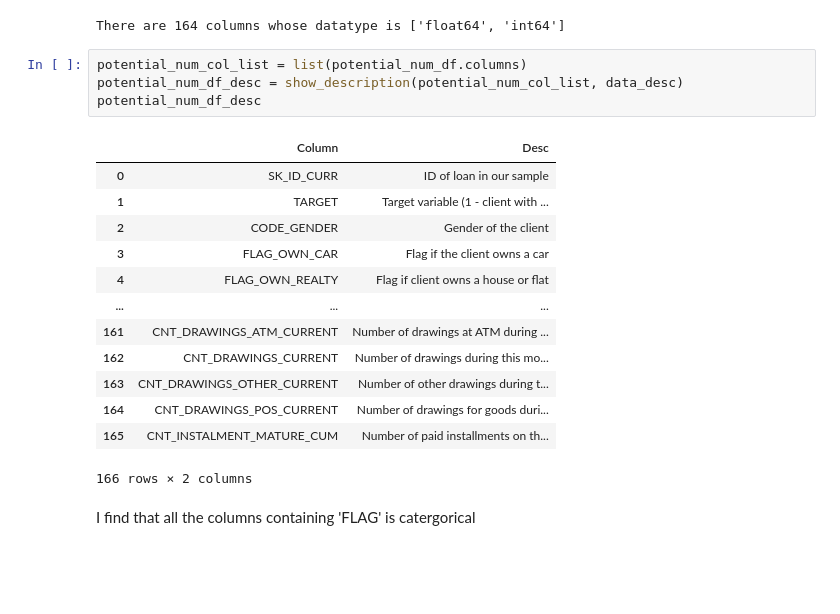
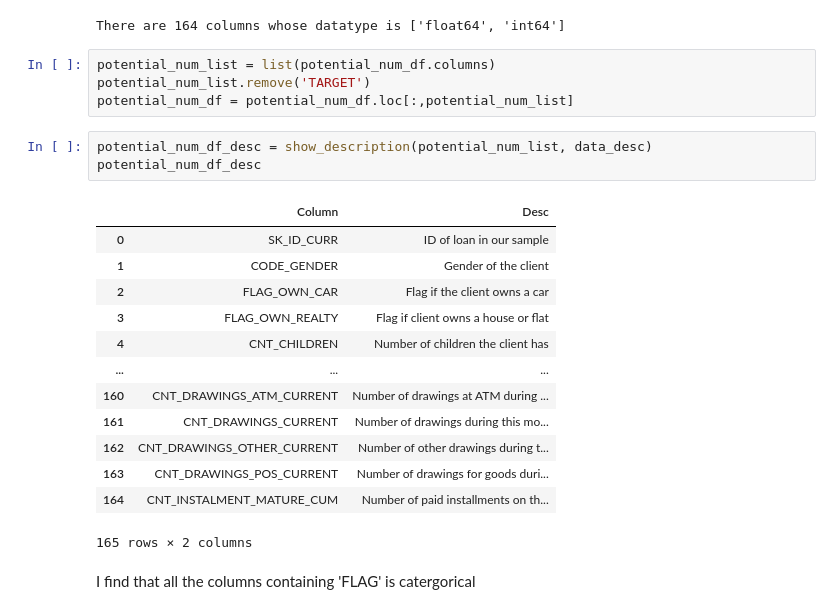
Before and after one commit to WideSu/CreditRiskDetection, a Jupyter notebook: 1.FeatureEngineering.ipynb, the cells around one changed output. Cells and saved outputs as stored; diff of their text form; blank space fills up the shorter version.

```diff
--- a/1.FeatureEngineering.ipynb
+++ b/1.FeatureEngineering.ipynb
@@ -114,24 +114,27 @@ data.drop(columns = non_desc_list,inplace=True)
 potential_num_df = select_col_by_dtype(data, ['float64','int64'])
 # %% [output]
 There are 164 columns whose datatype is ['float64', 'int64']
-# %%
-potential_num_col_list = list(potential_num_df.columns)
-potential_num_df_desc = show_description(potential_num_col_list, data_desc)
-potential_num_df_desc
-# %% [output]
-|  | Column | Desc |
-| 0 | SK_ID_CURR | ID of loan in our sample |
-| 1 | TARGET | Target variable (1 - client with ... |
-| 2 | CODE_GENDER | Gender of the client |
-| 3 | FLAG_OWN_CAR | Flag if the client owns a car |
-| 4 | FLAG_OWN_REALTY | Flag if client owns a house or flat |
-| ... | ... | ... |
-| 161 | CNT_DRAWINGS_ATM_CURRENT | Number of drawings at ATM during ... |
-| 162 | CNT_DRAWINGS_CURRENT | Number of drawings during this mo... |
-| 163 | CNT_DRAWINGS_OTHER_CURRENT | Number of other drawings during t... |
-| 164 | CNT_DRAWINGS_POS_CURRENT | Number of drawings for goods duri... |
-| 165 | CNT_INSTALMENT_MATURE_CUM | Number of paid installments on th... |
-166 rows × 2 columns
+# %%
+potential_num_list = list(potential_num_df.columns)
+potential_num_list.remove('TARGET')
+potential_num_df = potential_num_df.loc[:,potential_num_list]
+# %%
+potential_num_df_desc = show_description(potential_num_list, data_desc)
+potential_num_df_desc
+# %% [output]
+|  | Column | Desc |
+| 0 | SK_ID_CURR | ID of loan in our sample |
+| 1 | CODE_GENDER | Gender of the client |
+| 2 | FLAG_OWN_CAR | Flag if the client owns a car |
+| 3 | FLAG_OWN_REALTY | Flag if client owns a house or flat |
+| 4 | CNT_CHILDREN | Number of children the client has |
+| ... | ... | ... |
+| 160 | CNT_DRAWINGS_ATM_CURRENT | Number of drawings at ATM during ... |
+| 161 | CNT_DRAWINGS_CURRENT | Number of drawings during this mo... |
+| 162 | CNT_DRAWINGS_OTHER_CURRENT | Number of other drawings during t... |
+| 163 | CNT_DRAWINGS_POS_CURRENT | Number of drawings for goods duri... |
+| 164 | CNT_INSTALMENT_MATURE_CUM | Number of paid installments on th... |
+165 rows × 2 columns
 # %% [markdown]
 I find that all the columns containing 'FLAG' is catergorical
 # %%
```
Also changed, not shown: parts of 33 cells of this notebook, 5 other files.
